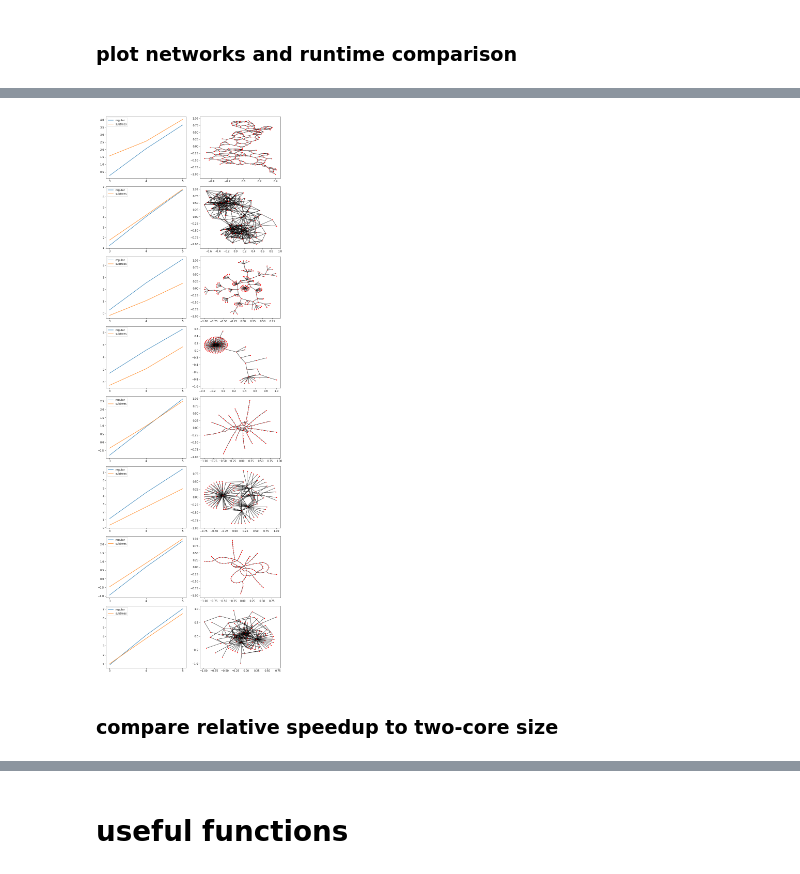
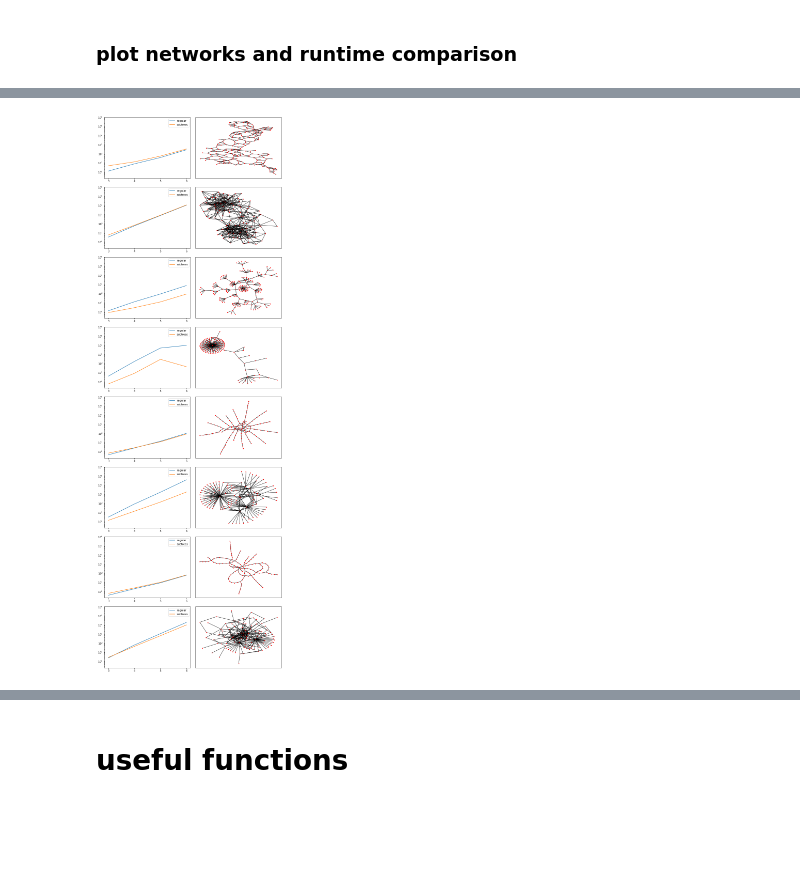
Before and after one commit to ta-rekt/motif-discovery, a Jupyter notebook: src/speed_tests.ipynb, the cells around one changed output, grey strips where cells are left out. Cells and saved outputs as stored; diff of their text form; code cells hidden in the pictures; blank space fills up the shorter version.

Commit message:
ran tests up to size 6

```diff
--- a/src/speed_tests.ipynb
+++ b/src/speed_tests.ipynb
@@ -187,14 +206,14 @@ plotNetwork(372)
 # %% [markdown]
 ### test early abort by coreness
 # %%
-networkIndex = 564
+networkIndex = 372
 
 # without early abort by coreness
 networkGraph = nx.Graph()
 edges = data_edgelists.iloc[networkIndex]
 networkGraph.add_edges_from(edges)
 
-queryString = '[[0,1], [0,2], [0,3], [0,4], [0,5], [0,6], [0,7], [1,2], [1,3], [1,4], [1,5], [1,6], [1,7], [2,3], [2,4], [2,5], [2,6], [2,7], [3,4], [3,5], [3,6], [4,5], [4,6], [5,6]]'
+queryString = '[[0,1], [0,2], [0,3], [0,4], [0,5], [0,6], [0,7], [1,2], [1,3], [1,4], [1,5], [1,6], [1,7], [2,3], [2,4], [2,5], [2,6], [2,7], [3,4], [3,5], [3,6], [3,7], [4,5], [4,6], [4,7], [5,6], [5,7], [6,7]]'
 queryGraph = parseStringToGraph(queryString)
 
 start_time_fnr = time.time()
@@ -208,7 +227,6 @@ edges = data_edgelists.iloc[networkIndex]
 networkGraph.add_edges_from(edges)
 fns.onionDecompose(networkGraph)
 
-queryString = '[[0,1], [0,2], [0,3], [0,4], [0,5], [0,6], [0,7], [1,2], [1,3], [1,4], [1,5], [1,6], [1,7], [2,3], [2,4], [2,5], [2,6], [2,7], [3,4], [3,5], [3,6], [4,5], [4,6], [5,6]]'
 queryGraph = parseStringToGraph(queryString)
 fns.onionDecompose(queryGraph)
 
@@ -229,7 +244,7 @@ queryGraph.nodes[0]['coreness']
 ### view k-core spectrum
 # %%
 networkGraph = nx.Graph()
-edges = data_edgelists.iloc[564]
+edges = data_edgelists.iloc[372]
 networkGraph.add_edges_from(edges)
 traversal = fns.onionDecompose(networkGraph)
 
@@ -351,3 +369,5 @@ for i in indices_smallSelection:
 totalTime/60
 # %% [output]
 178.79789437055587
+# %%
+indices_smallSelection = [513, 372, 254, 33, 471, 4, 464, 503]
@@ -405,26 +439,31 @@ runtimes
 # %%
 from matplotlib.ticker import MaxNLocator
 
-fig1, f1_axes = plt.subplots(ncols=2, nrows=8, constrained_layout=True)  # Create a figure containing a single axes.
+sample = indices_smallSelection
+sampleSize = len(sample)
 
-for networkKey, networkIndex in enumerate(indices_smallSelection):
-    f1_axes[networkKey,0].plot([i for i in range(3,6)], [math.log(runtimes[networkIndex][i]['total_fnr']) for i in range(3,6)], label='regular')
-    f1_axes[networkKey,0].plot([i for i in range(3,6)], [math.log(runtimes[networkIndex][i]['total_fns']) for i in range(3,6)], label='subtrees')
-    f1_axes[networkKey,0].xaxis.set_major_locator(MaxNLocator(integer=True))
-#     f1_axes[networkKey,0].set_yticks[list(range[5000])]
-    f1_axes[networkKey,0].legend()
+fig1, f1_axes = plt.subplots(ncols=2, nrows=sampleSize, constrained_layout=True)  # Create a figure containing a single axes.
+
+for networkKey, networkIndex in enumerate(sample):
+    ax = f1_axes[networkKey,0]
+    ax.plot([i for i in range(3,7)], [runtimes[networkIndex][i]['total_fnr'] for i in range(3,7)], label='regular')
+    ax.plot([i for i in range(3,7)], [runtimes[networkIndex][i]['total_fns'] for i in range(3,7)], label='subtrees')
+    ax.xaxis.set_major_locator(MaxNLocator(integer=True))
+    ax.set_yscale('log')
+    ax.set_ylim([0.2, 1000000])
+    ax.legend()
 
     edges = data_edgelists.iloc[networkIndex]
     Graph = nx.Graph()
     Graph.add_edges_from(edges)
     pos = nx.drawing.kamada_kawai_layout(Graph, scale=1)
     nodes = nx.draw_networkx_nodes(Graph, pos=pos, node_size = 5, ax = f1_axes[networkKey,1])
     edges = nx.draw_networkx_edges(Graph, pos=pos, ax = f1_axes[networkKey,1])
+    f1_axes[networkKey,1].set_xticks([])
+    f1_axes[networkKey,1].set_yticks([])
 
 fig1.set_size_inches(10, 30)
 # %% [output]
-[figure, old version]
+[figure, new version]
 # %%
 fig1.savefig("runtime_comparison_8sample.pdf", bbox_inches='tight')
-# %% [markdown]
-### compare relative speedup to two-core size
```
Also changed, not shown: parts of 27 cells of this notebook, 24 other files.
